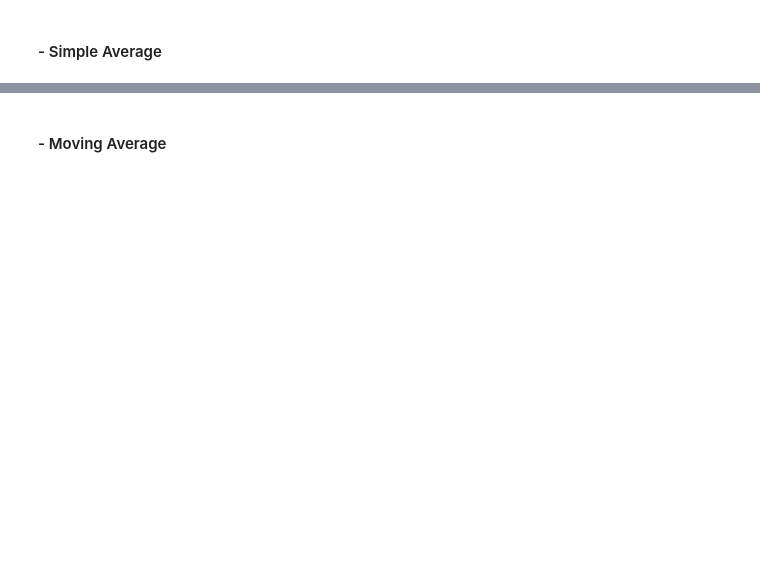
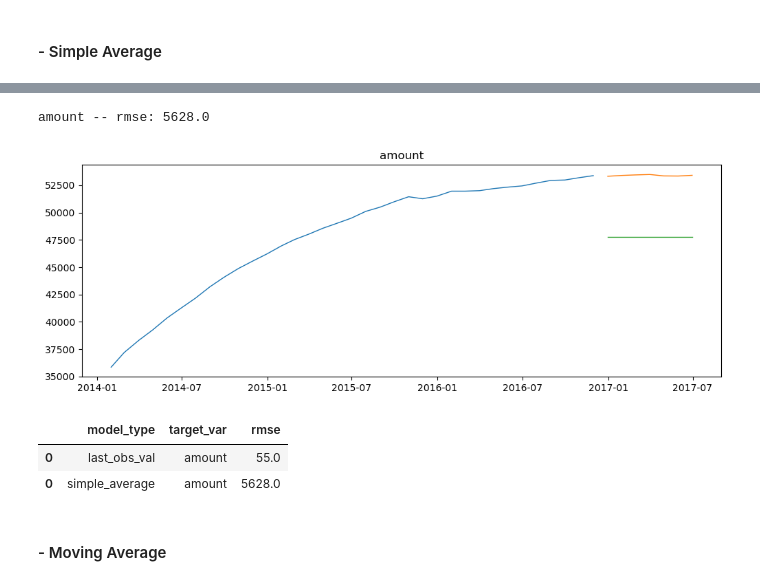
Before and after one commit to tkephart96/time-series-exercises, a Jupyter notebook: model.ipynb, the cells around one changed output, grey strips where cells are left out. Saved outputs shown, nothing was run; the diff lists cells and outputs as text; code cells hidden in the pictures; blank space fills up the shorter version.

```diff
--- a/model.ipynb
+++ b/model.ipynb
@@ -33,2 +253,16 @@ Using saas.csv (https://ds.codeup.com/saas.csv) or log data from API usage
+# %%
+plot_and_eval('amount')
+# %% [output]
+amount -- rmse: 5628.0
+[figure, added]
+# %%
+for col in train.columns:
+    eval_df = append_eval_df(model_type='simple_average',
+                            target_var = col)
+eval_df
+# %% [output]
+|  | model_type | target_var | rmse |
+| 0 | last_obs_val | amount | 55.0 |
+| 0 | simple_average | amount | 5628.0 |
 # %% [markdown]
 #### - Moving Average
```
Also changed, not shown: parts of 48 cells of this notebook, 1 other file.
